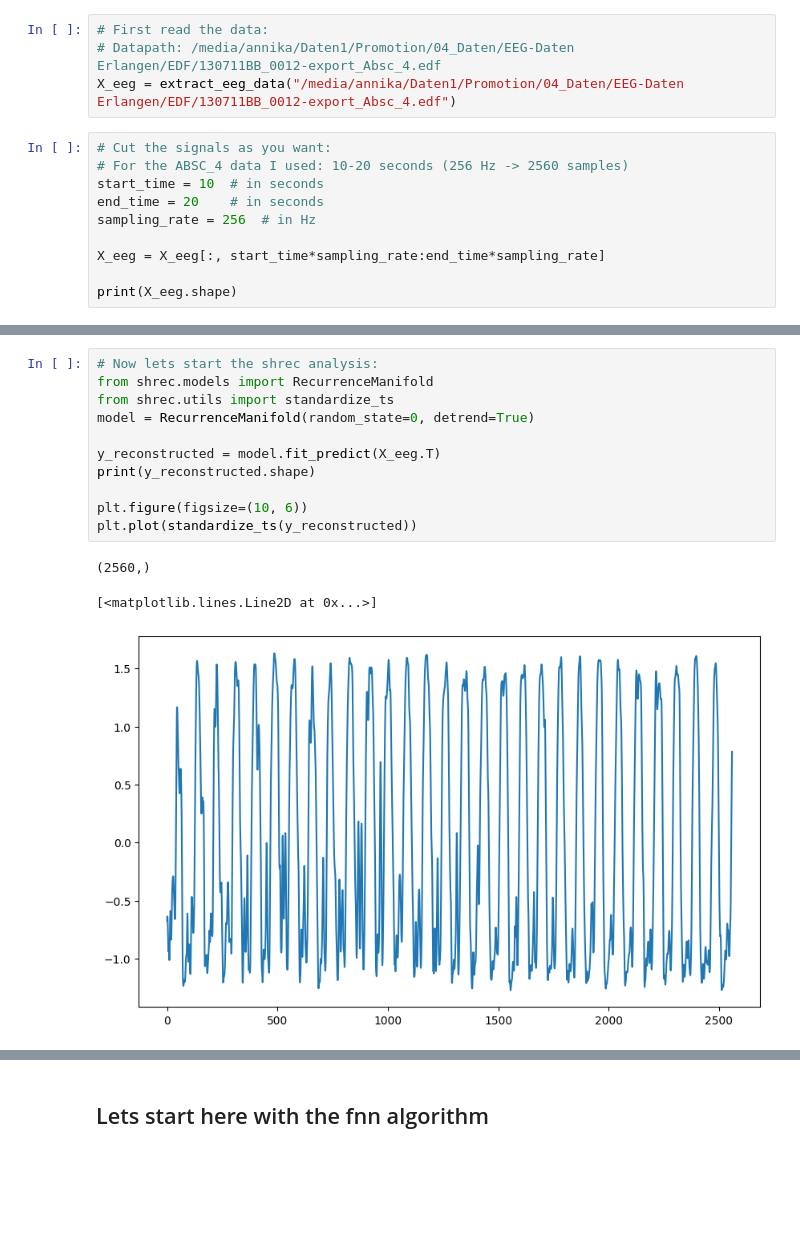
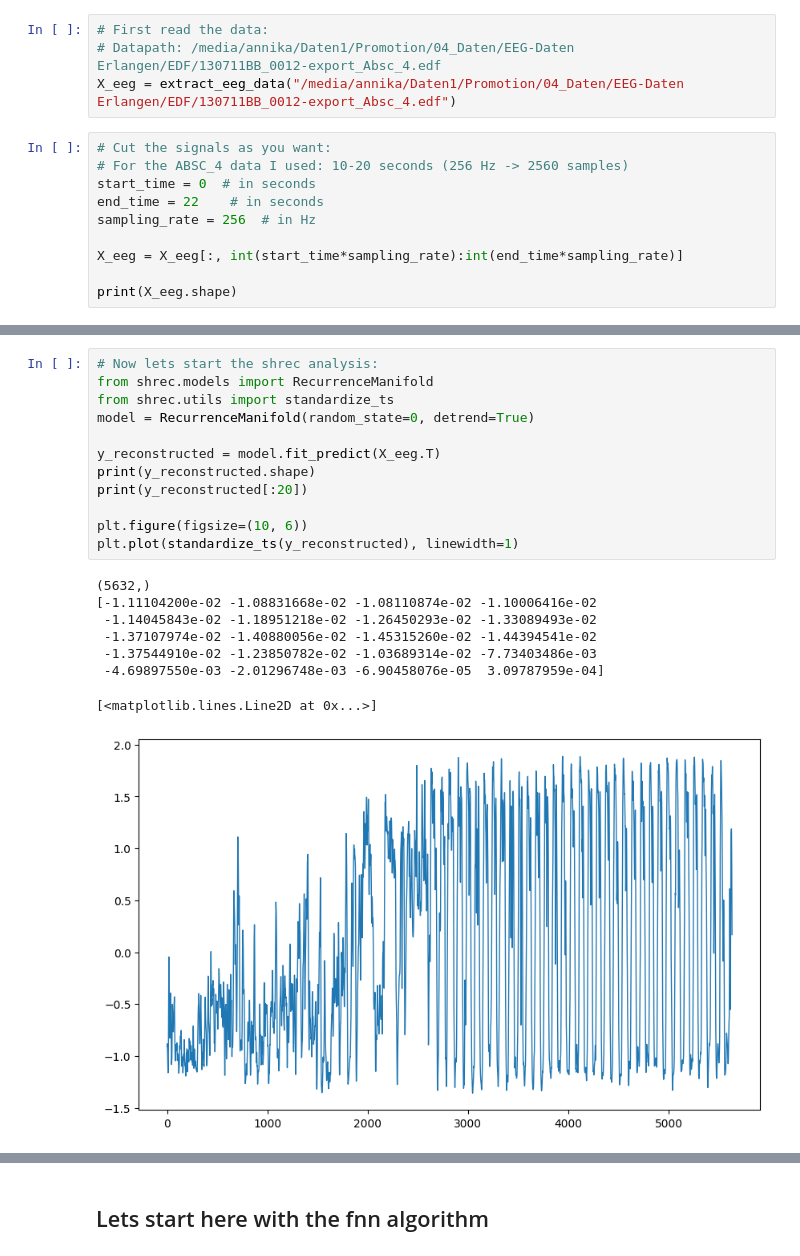
Before and after one commit to annikastiehl/shrec, a Jupyter notebook: demos.ipynb, the cells around one changed output, grey strips where cells are left out. Saved outputs shown, nothing was run; the diff lists cells and outputs as text; blank space fills up the shorter version.

```diff
--- a/demos.ipynb
+++ b/demos.ipynb
@@ -241,11 +253,11 @@ X_eeg = extract_eeg_data("/media/annika/Daten1/Promotion/04_Daten/EEG-Daten Erla
 # %%
 # Cut the signals as you want:
 # For the ABSC_4 data I used: 10-20 seconds (256 Hz -> 2560 samples)
-start_time = 10  # in seconds
-end_time = 20    # in seconds
+start_time = 0  # in seconds
+end_time = 22    # in seconds
 sampling_rate = 256  # in Hz
 
-X_eeg = X_eeg[:, start_time*sampling_rate:end_time*sampling_rate]
+X_eeg = X_eeg[:, int(start_time*sampling_rate):int(end_time*sampling_rate)]
 
 print(X_eeg.shape)
 # %% [output]
@@ -264,18 +276,24 @@ Text(0, 0.5, 'Channels (offset for visibility)')
 # %%
 # Now lets start the shrec analysis:
 from shrec.models import RecurrenceManifold
 from shrec.utils import standardize_ts
 model = RecurrenceManifold(random_state=0, detrend=True)
 
 y_reconstructed = model.fit_predict(X_eeg.T)
 print(y_reconstructed.shape)
+print(y_reconstructed[:20])
 
 plt.figure(figsize=(10, 6))
-plt.plot(standardize_ts(y_reconstructed))
+plt.plot(standardize_ts(y_reconstructed), linewidth=1)
 # %% [output]
-(2560,)
+(5632,)
+[-1.11104200e-02 -1.08831668e-02 -1.08110874e-02 -1.10006416e-02
+ -1.14045843e-02 -1.18951218e-02 -1.26450293e-02 -1.33089493e-02
+ -1.37107974e-02 -1.40880056e-02 -1.45315260e-02 -1.44394541e-02
+ -1.37544910e-02 -1.23850782e-02 -1.03689314e-02 -7.73403486e-03
+ -4.69897550e-03 -2.01296748e-03 -6.90458076e-05  3.09787959e-04]
 [<matplotlib.lines.Line2D at 0x...>]
-[figure, old version]
+[figure, new version]
 # %%
 # Lets do some Frequency Comparison
 from scipy.signal import welch
```
Also changed, not shown: parts of 11 cells of this notebook.
